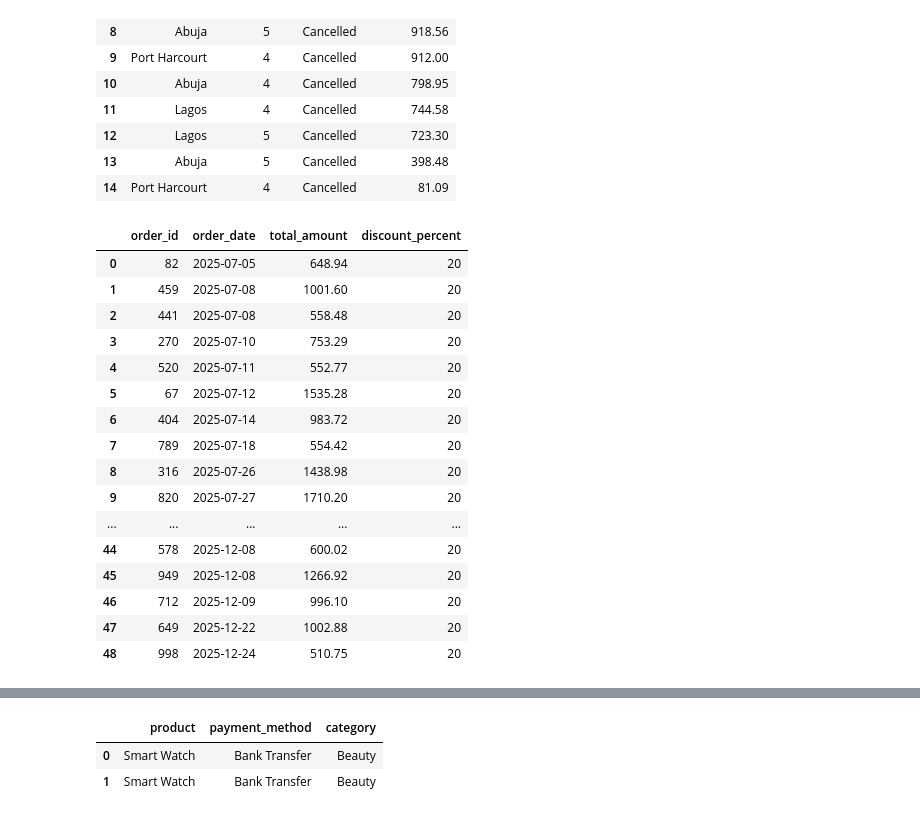
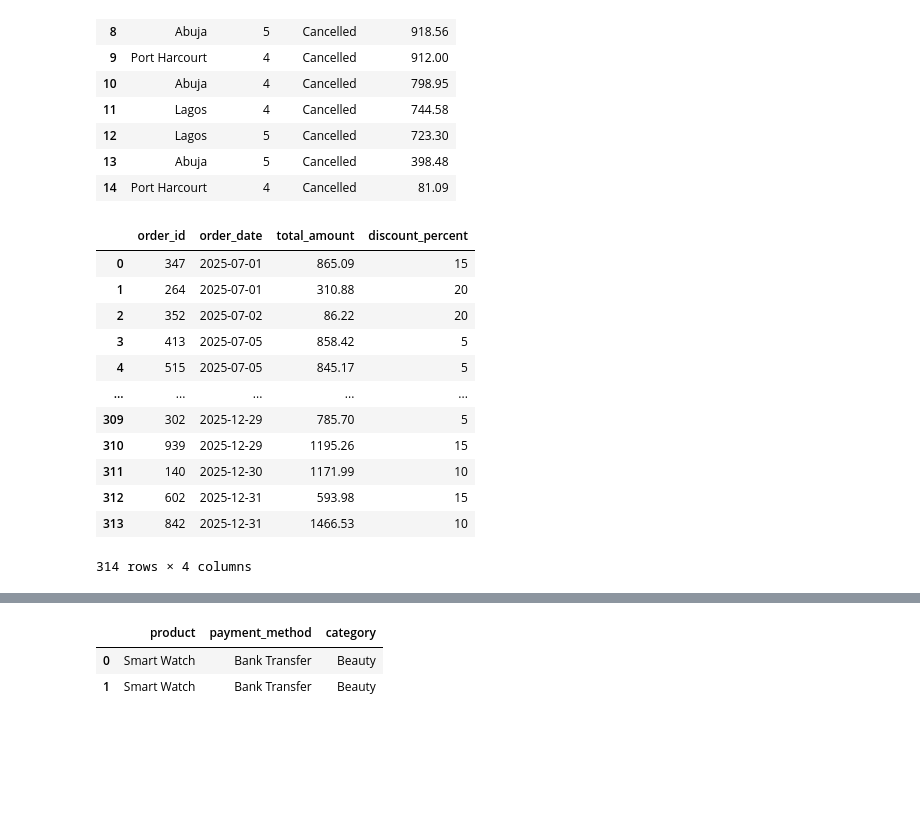
Before and after one commit to Thomasayanfeoluwa/2026-Python-Training-Class---Tutorial-For-Beginners, a Jupyter notebook: sqlite3.ipynb, the cells around one changed output, grey strips where cells are left out. Saved outputs shown, nothing was run; the diff lists cells and outputs as text; code cells hidden in the pictures; blank space fills up the shorter version.

```diff
--- a/sqlite3.ipynb
+++ b/sqlite3.ipynb
@@ -673,35 +673,31 @@ run_sql("""
 # %%
 """
 Challenge 2: Date Range & Financial Thresholds
 Write a query to retrieve orders where:
 1. The order_date falls within the second half of the year (between '2025-07-01' and '2025-12-31').
 2. The total_amount is strictly greater than 500.00 OR the discount_percent is greater than 15.
 Include only the order_id, order_date, total_amount, and discount_percent columns.
 """
 
 run_sql("""
     SELECT order_id, order_date, total_amount, discount_percent
     FROM orders
-    WHERE (order_date >= '2025-07-01' AND order_date <= '2025-12-31') AND (total_amount > 500.00 AND discount_percent > 15);
+    WHERE (order_date >= '2025-07-01' AND order_date <= '2025-12-31') AND (total_amount > 500.00 OR discount_percent > 15);
 """)
 # %% [output]
 |  | order_id | order_date | total_amount | discount_percent |
-| 0 | 82 | 2025-07-05 | 648.94 | 20 |
-| 1 | 459 | 2025-07-08 | 1001.60 | 20 |
-| 2 | 441 | 2025-07-08 | 558.48 | 20 |
-| 3 | 270 | 2025-07-10 | 753.29 | 20 |
-| 4 | 520 | 2025-07-11 | 552.77 | 20 |
-| 5 | 67 | 2025-07-12 | 1535.28 | 20 |
-| 6 | 404 | 2025-07-14 | 983.72 | 20 |
-| 7 | 789 | 2025-07-18 | 554.42 | 20 |
-| 8 | 316 | 2025-07-26 | 1438.98 | 20 |
-| 9 | 820 | 2025-07-27 | 1710.20 | 20 |
+| 0 | 347 | 2025-07-01 | 865.09 | 15 |
+| 1 | 264 | 2025-07-01 | 310.88 | 20 |
+| 2 | 352 | 2025-07-02 | 86.22 | 20 |
+| 3 | 413 | 2025-07-05 | 858.42 | 5 |
+| 4 | 515 | 2025-07-05 | 845.17 | 5 |
 | ... | ... | ... | ... | ... |
-| 44 | 578 | 2025-12-08 | 600.02 | 20 |
-| 45 | 949 | 2025-12-08 | 1266.92 | 20 |
-| 46 | 712 | 2025-12-09 | 996.10 | 20 |
-| 47 | 649 | 2025-12-22 | 1002.88 | 20 |
-| 48 | 998 | 2025-12-24 | 510.75 | 20 |
+| 309 | 302 | 2025-12-29 | 785.70 | 5 |
+| 310 | 939 | 2025-12-29 | 1195.26 | 15 |
+| 311 | 140 | 2025-12-30 | 1171.99 | 10 |
+| 312 | 602 | 2025-12-31 | 593.98 | 15 |
+| 313 | 842 | 2025-12-31 | 1466.53 | 10 |
+314 rows × 4 columns
 # %%
 run_sql("""
     SELECT order_id, order_date, total_amount, discount_percent, quantity
```
Also changed, not shown: parts of 2 cells of this notebook.
